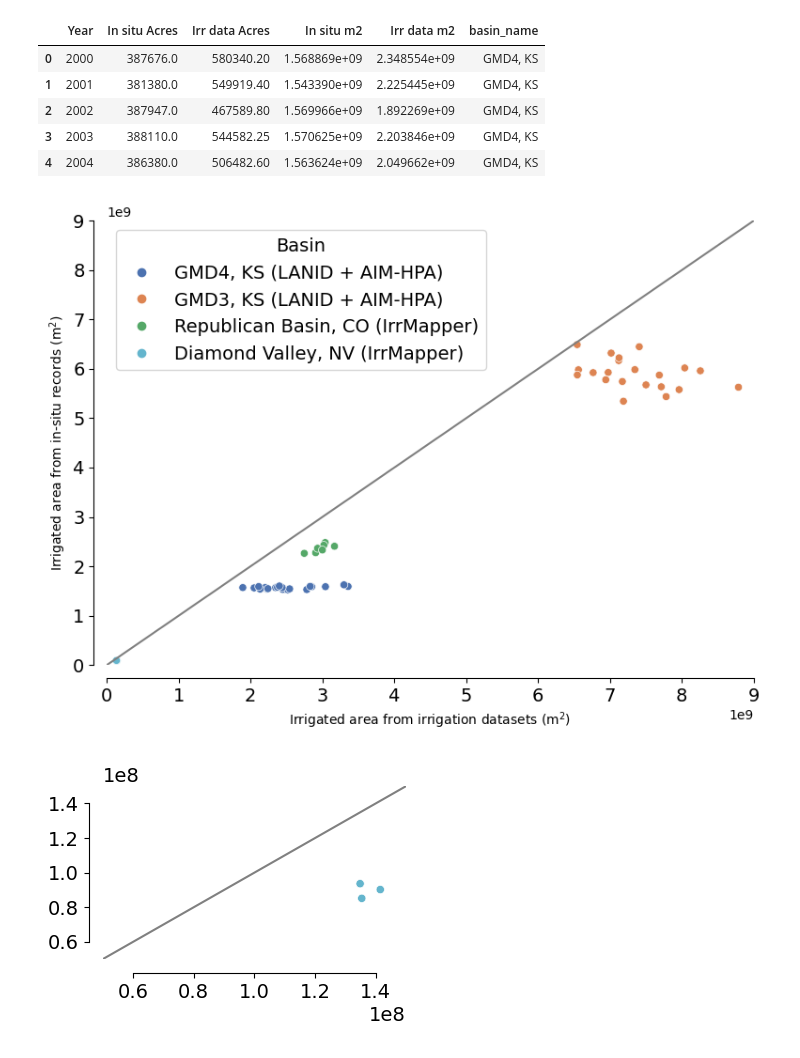
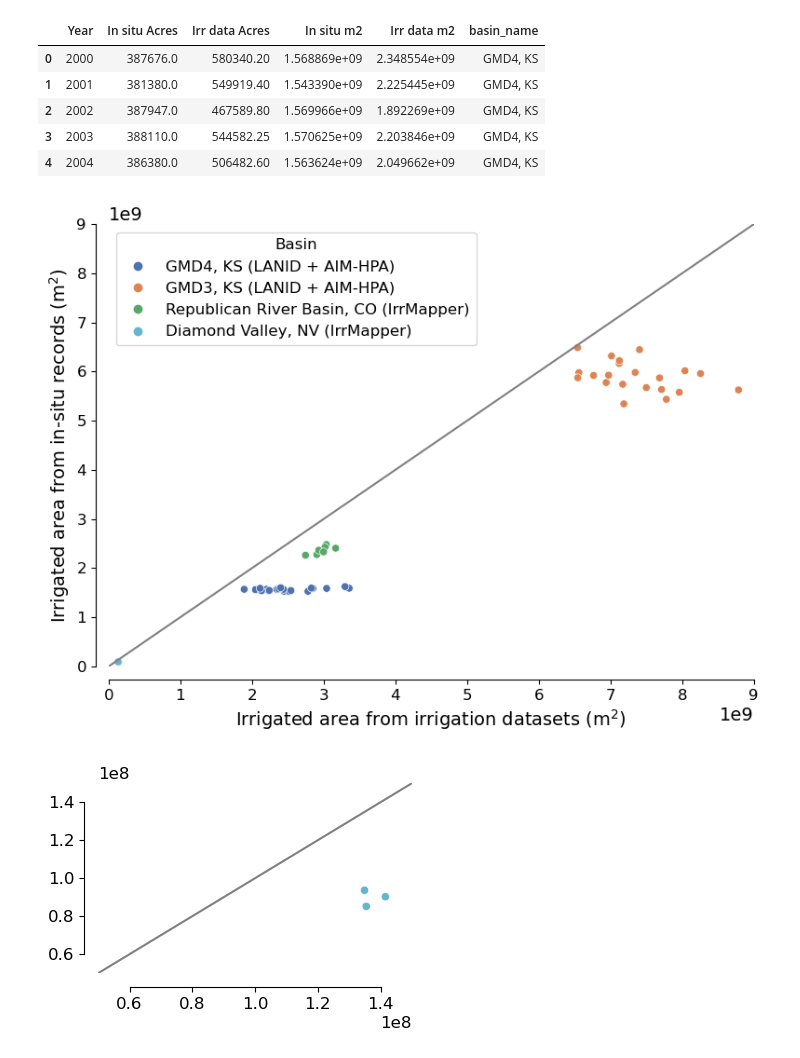
Before and after one commit to mdfahimhasan/WestUS_Peff, a Jupyter notebook: Codes/results_analysis/irr_acres_plot.ipynb, the cells around one changed output. Cells and saved outputs as stored; diff of their text form; code cells hidden in the pictures.

```diff
--- a/Codes/results_analysis/irr_acres_plot.ipynb
+++ b/Codes/results_analysis/irr_acres_plot.ipynb
@@ -21,26 +21,26 @@ df.head()
 # %%
 plot_save_path = './plots/irr_acres_diff_all.png'
 
-basin_names = ('GMD4, KS (LANID + AIM-HPA)', 'GMD3, KS (LANID + AIM-HPA)', 'Republican Basin, CO (IrrMapper)', 'Diamond Valley, NV (IrrMapper)')
+basin_names = ('GMD4, KS (LANID + AIM-HPA)', 'GMD3, KS (LANID + AIM-HPA)', 'Republican River Basin, CO (IrrMapper)', 'Diamond Valley, NV (IrrMapper)')
 
 make_scatter_plot_irr_area(df=df, x='Irr data m2', y='In situ m2', hue='basin_name',
-                           fontsize=14, figsize=(8, 6), basin_labels=basin_names,
+                           fontsize=12, figsize=(8, 6), basin_labels=basin_names,
                            xlabel='Irrigated area from irrigation datasets (m$^2$)',
                            ylabel='Irrigated area from in-situ records (m$^2$)',
                            scientific_ticks=False, lim=(0, 9000000000),
                            savepath=plot_save_path, legend='on')
 # %% [output]
-[figure, old version]
+[figure, new version]
 # %%
 basin_names = ('Diamond Valley, NV', ' ')
 df_sel = df[df['basin_name'].isin(basin_names)]
 
 plot_save_path = './plots/irr_acres_diff_NV.png'
 
 make_scatter_plot_irr_area(df=df_sel, x='Irr data m2', y='In situ m2', hue='basin_name',
-                 fontsize=14, figsize=(4, 3), basin_labels=basin_names,
+                 fontsize=12, figsize=(4, 3), basin_labels=basin_names,
                  xlabel=None, ylabel=None,
                  scientific_ticks=False, lim=(50000000, 150000000),
                  savepath=plot_save_path, legend='off')
 # %% [output]
-[figure, old version]
+[figure, new version]
```
Also changed, not shown: 8 other files.
